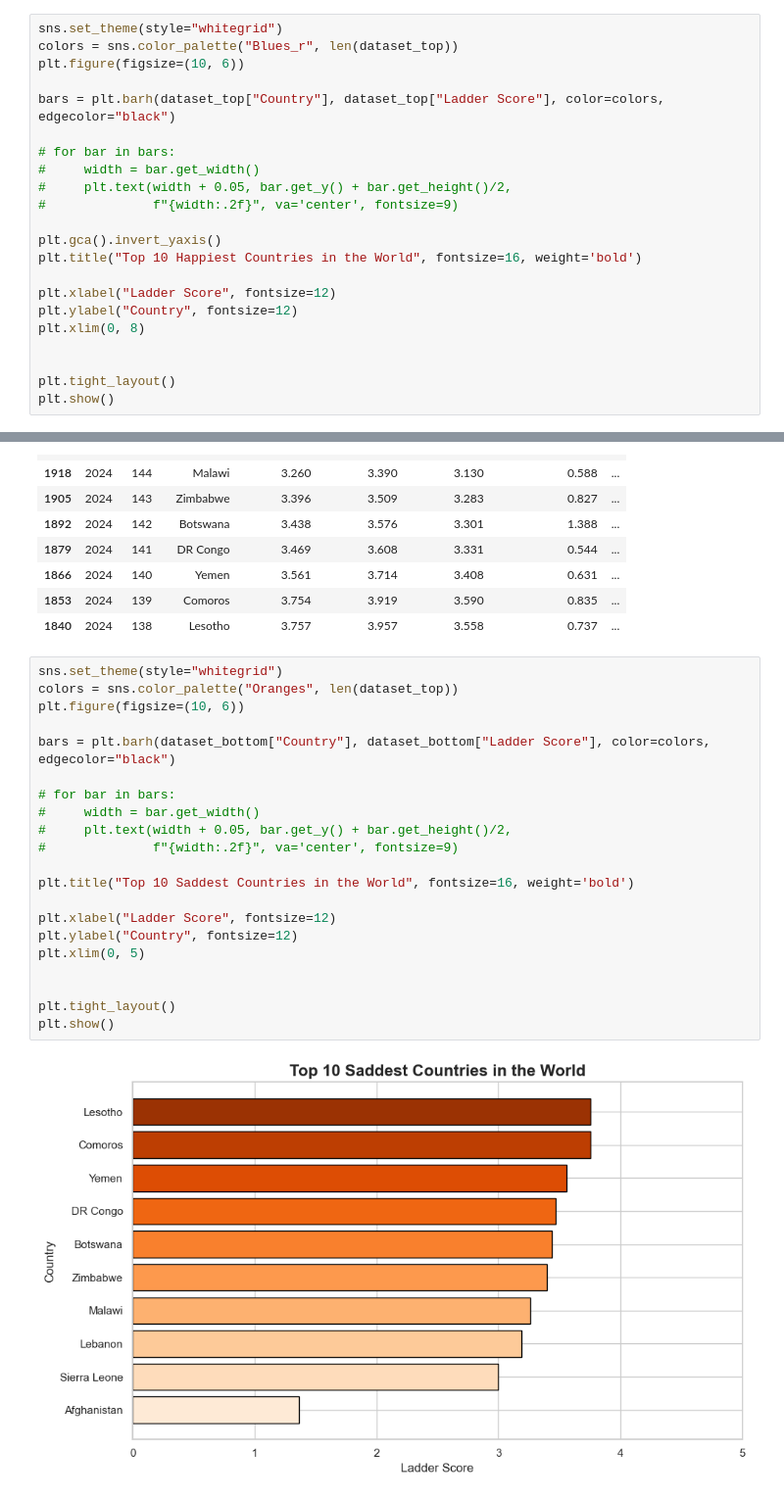
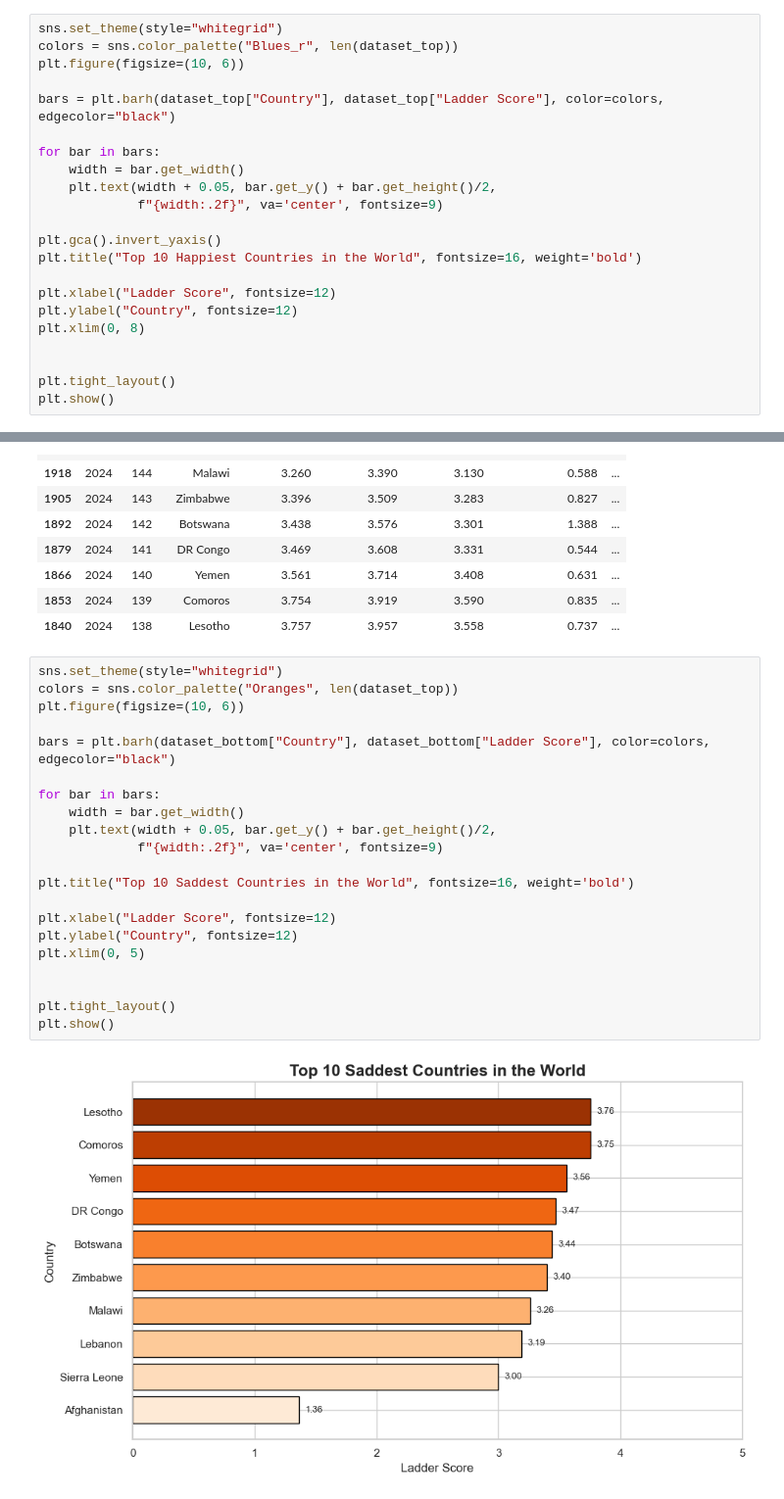
Before and after one commit to matcze/world_happiness, a Jupyter notebook: world_happiness.ipynb, the cells around one changed output, grey strips where cells are left out. Shown: that part at 98% size. Cells and saved outputs as stored; diff of their text form.

```diff
--- a/world_happiness.ipynb
+++ b/world_happiness.ipynb
@@ -64,10 +64,10 @@ plt.figure(figsize=(10, 6))
 
 bars = plt.barh(dataset_top["Country"], dataset_top["Ladder Score"], color=colors, edgecolor="black")
 
-# for bar in bars:
-#     width = bar.get_width()
-#     plt.text(width + 0.05, bar.get_y() + bar.get_height()/2,
-#              f"{width:.2f}", va='center', fontsize=9)
+for bar in bars:
+    width = bar.get_width()
+    plt.text(width + 0.05, bar.get_y() + bar.get_height()/2,
+             f"{width:.2f}", va='center', fontsize=9)
 
 plt.gca().invert_yaxis()
 plt.title("Top 10 Happiest Countries in the World", fontsize=16, weight='bold')
@@ -101,23 +101,23 @@ dataset_bottom
 # %%
 sns.set_theme(style="whitegrid")
 colors = sns.color_palette("Oranges", len(dataset_top))
 plt.figure(figsize=(10, 6))
 
 bars = plt.barh(dataset_bottom["Country"], dataset_bottom["Ladder Score"], color=colors, edgecolor="black")
 
-# for bar in bars:
-#     width = bar.get_width()
-#     plt.text(width + 0.05, bar.get_y() + bar.get_height()/2,
-#              f"{width:.2f}", va='center', fontsize=9)
+for bar in bars:
+    width = bar.get_width()
+    plt.text(width + 0.05, bar.get_y() + bar.get_height()/2,
+             f"{width:.2f}", va='center', fontsize=9)
 
 plt.title("Top 10 Saddest Countries in the World", fontsize=16, weight='bold')
 
 plt.xlabel("Ladder Score", fontsize=12)
 plt.ylabel("Country", fontsize=12)
 plt.xlim(0, 5)
 
 
 plt.tight_layout()
 plt.show()
 # %% [output]
-[figure, old version]
+[figure, new version]
```
Also changed, not shown: parts of 5 cells of this notebook.
